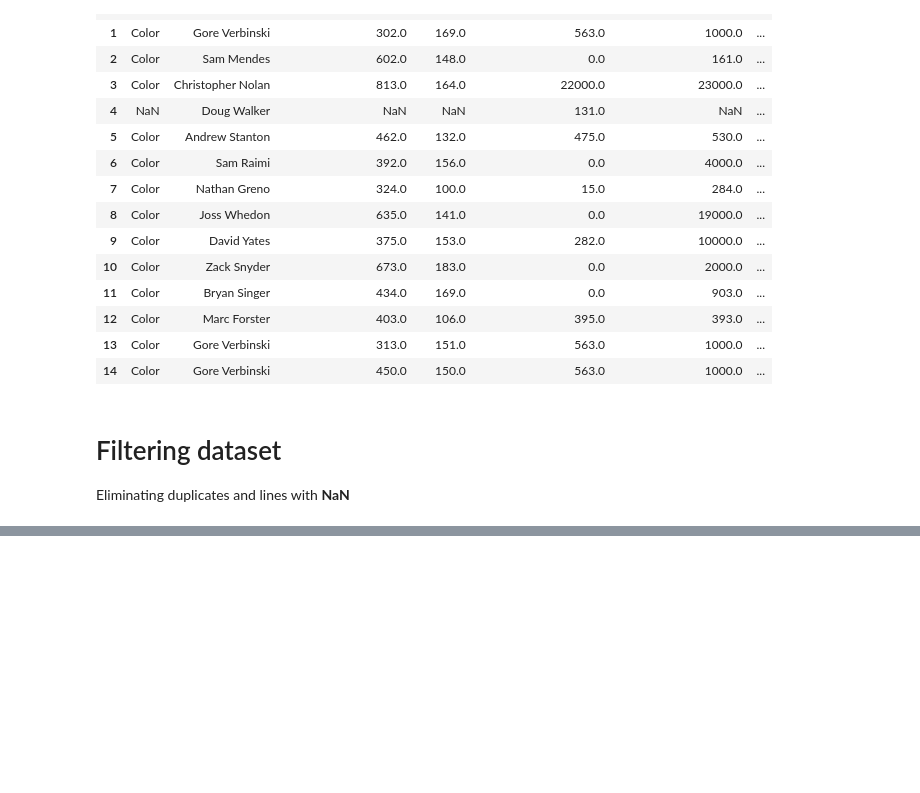
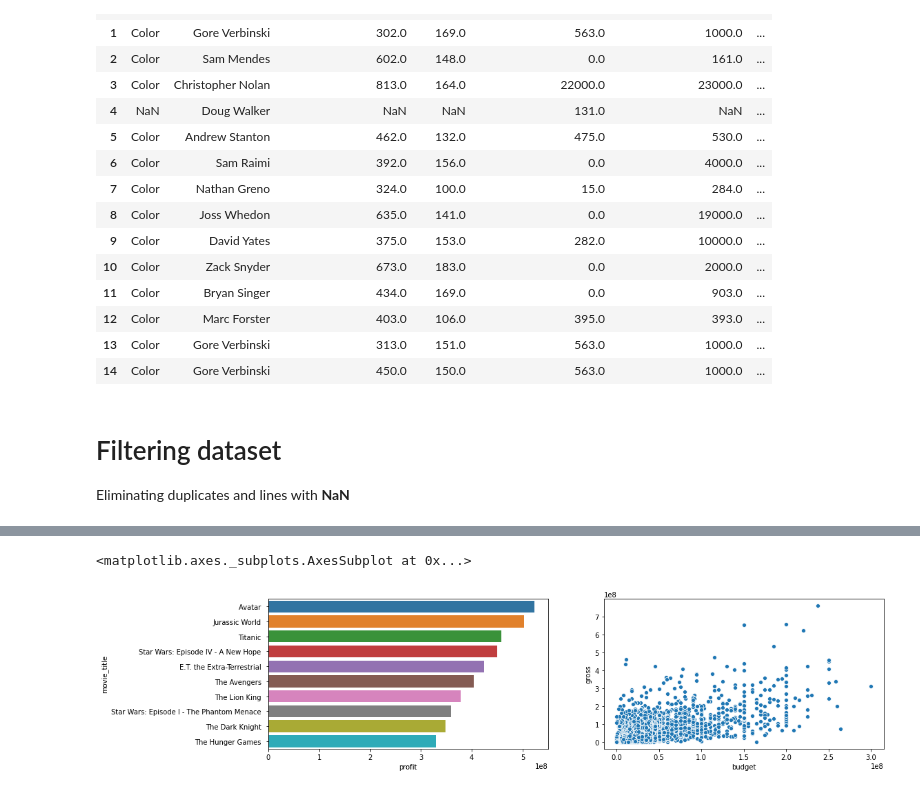
Before and after one commit to lucas-t-reis/data-science, a Jupyter notebook: Imdb.ipynb, the cells around one changed output, grey strips where cells are left out. Cells and saved outputs as stored; diff of their text form; code cells hidden in the pictures; blank space fills up the shorter version.

```diff
--- a/Imdb.ipynb
+++ b/Imdb.ipynb
@@ -59,0 +53,20 @@ Name: director_name, dtype: int64
+# %%
+# Which movie did profit the most
+# Since there are movies with different grossing currencies, we will filter for movies from USA to have a single money metric
+imdb["profit"] = imdb["gross"] - imdb["budget"]
+imdb_USA = imdb.query(" country == 'USA' & (budget > 0 | gross > 0) ")
+
+# Plotting specs
+plt.figure(figsize=(16,4))
+plt.subplot(1,2,1)
+
+# Getting a slice of the data with the top grossing movies
+top10_profits = imdb_USA.sort_values(by="profit", ascending=False)[0:10]
+sns.barplot(x="profit", y="movie_title", data=top10_profits)
+
+# Viewing global behavior of budget x profit
+plt.subplot(1,2,2)
+sns.scatterplot(x="budget", y="gross", data=imdb_USA)
+# %% [output]
+<matplotlib.axes._subplots.AxesSubplot at 0x...>
+[figure, added]
```
Also changed, not shown: parts of 4 cells of this notebook.
